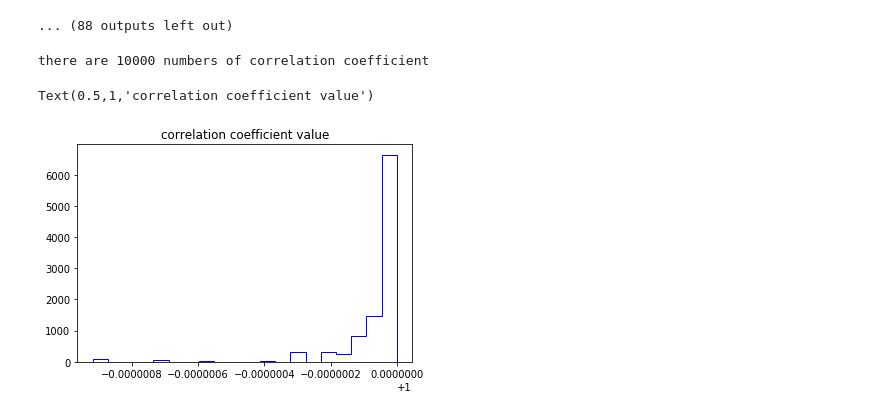
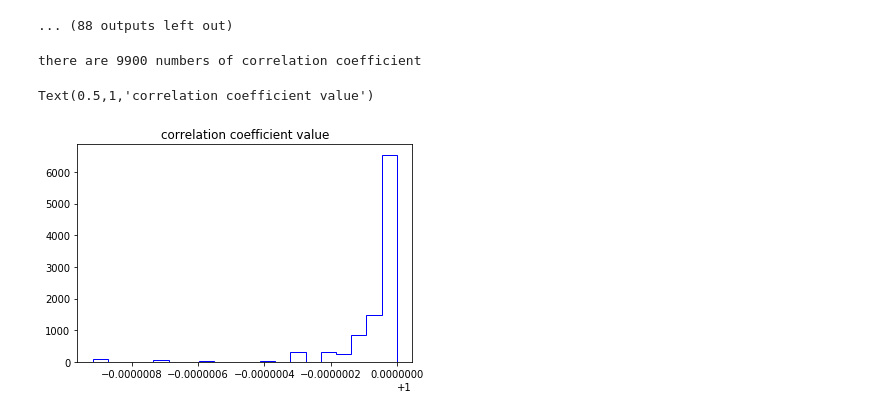
Before and after one commit to kindasad/gudnite, a Jupyter notebook: Research_problem_3.ipynb, the cells around one changed output. Cells and saved outputs as stored; diff of their text form; code cells hidden in the pictures.

```diff
--- a/Research_problem_3.ipynb
+++ b/Research_problem_3.ipynb
@@ -332,15 +333,16 @@ for i in range(100):
 # %%
 num=list()
 
 for i in range(len(matrix)):
     for j in range(len(matrix)):
-         num.append(np.corrcoef(matrix[i],matrix[j])[0,1])
+        if i!=j:
+            num.append(np.corrcoef(matrix[i],matrix[j])[0,1])
 
 print ('there are '+str(len(num))+' numbers of correlation coefficient')
 plt.hist(num,20, histtype='step', align='mid', color='b', label='Test Score Data')
 plt.title('correlation coefficient value')
 #According to the grpah, we notice that most correlation coefficient values sits in the range between 0.97 to 1.0
 # %% [output]
-there are 10000 numbers of correlation coefficient
+there are 9900 numbers of correlation coefficient
 Text(0.5,1,'correlation coefficient value')
-[figure, old version]
+[figure, new version]
```
Also changed, not shown: parts of 1 cell of this notebook, 1 other file.
